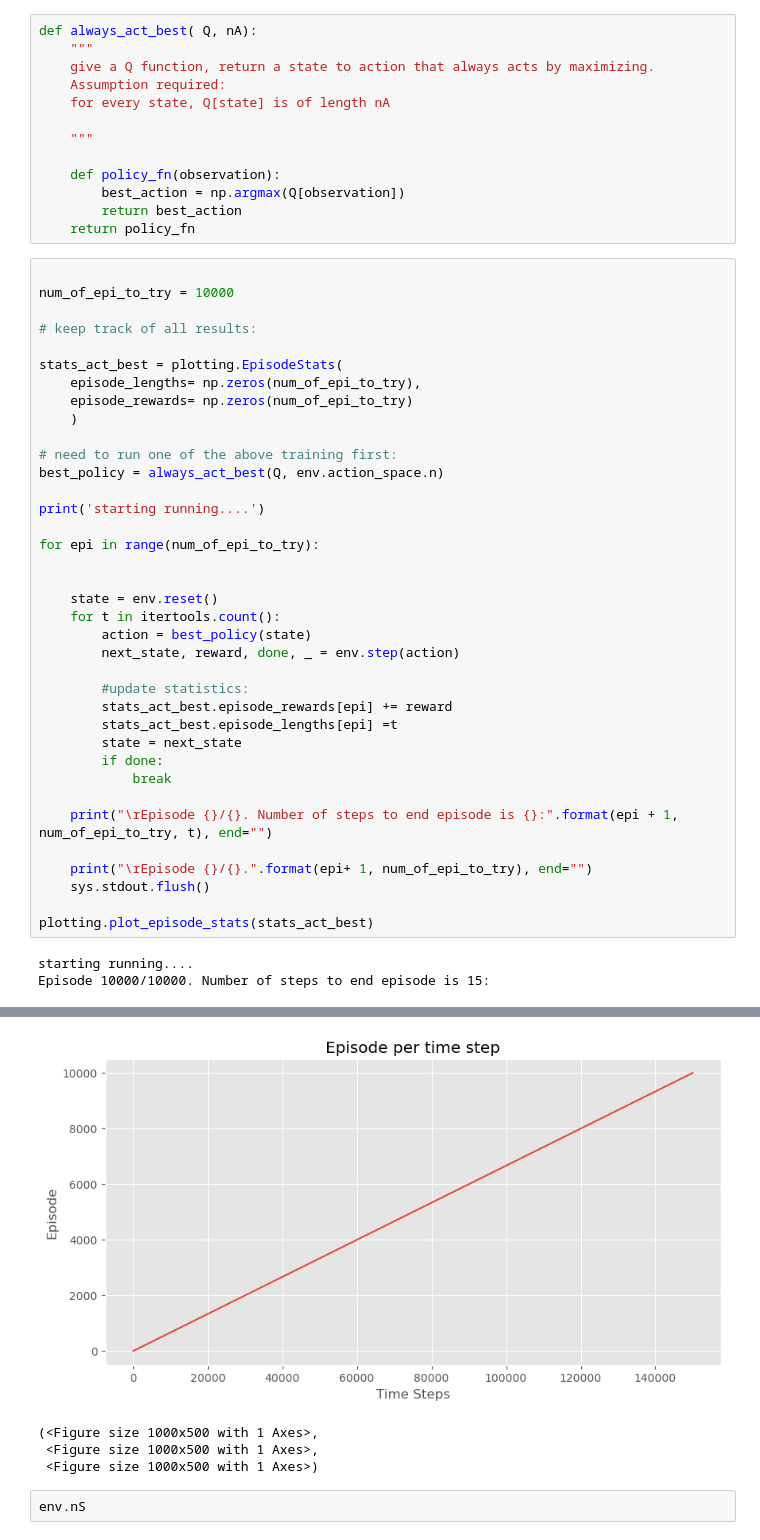
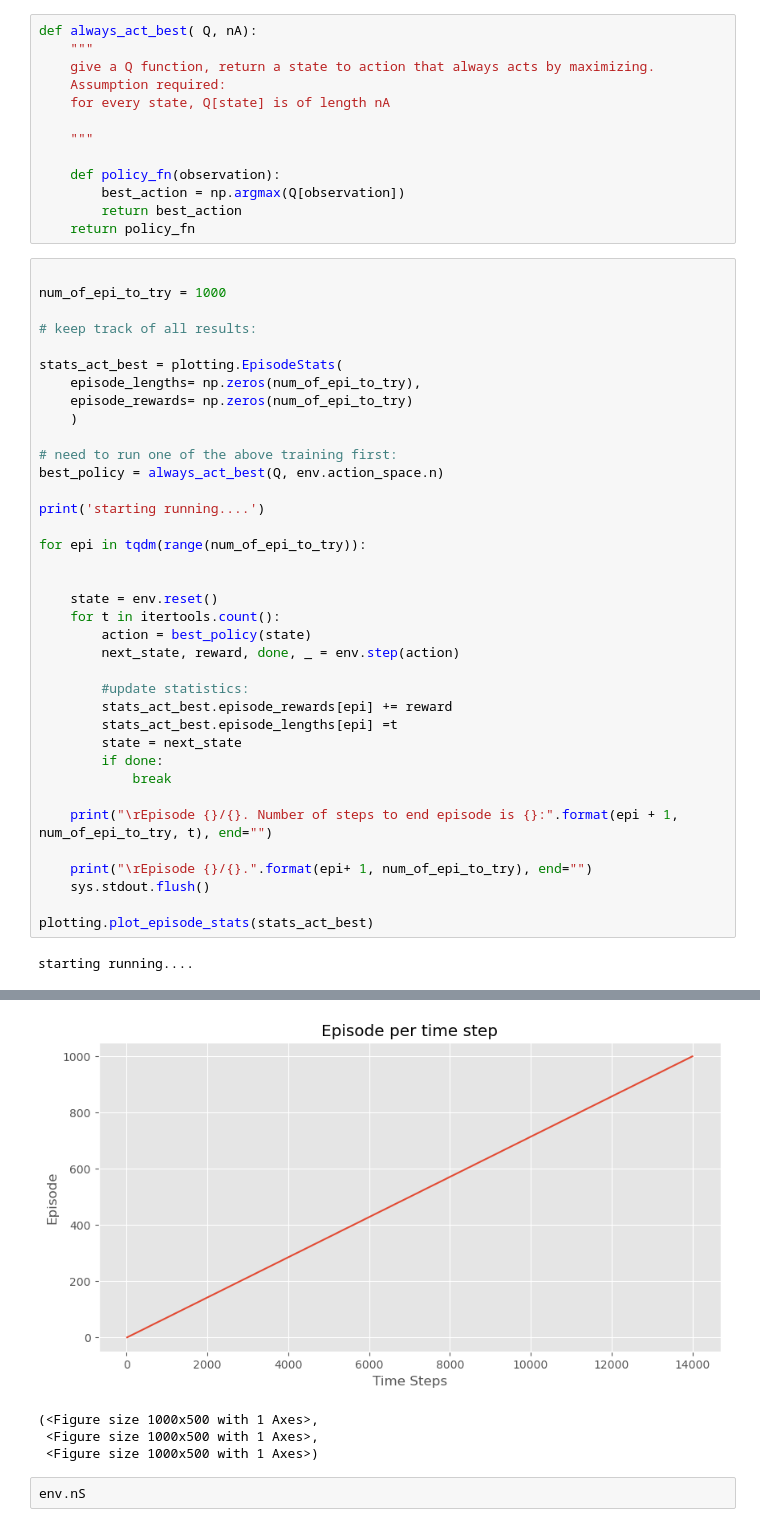
Before and after one commit to DorDorHome/reinforcement-learning, a Jupyter notebook: TD/SARSA.ipynb, the cells around one changed output, grey strips where cells are left out. Drawn from its saved outputs; the diff is of its cells as text.

```diff
--- a/TD/SARSA.ipynb
+++ b/TD/SARSA.ipynb
@@ -174,7 +180,7 @@ def always_act_best( Q, nA):
     return policy_fn
 # %%
 
-num_of_epi_to_try = 10000
+num_of_epi_to_try = 1000
 
 # keep track of all results:
 
@@ -188,7 +194,7 @@ best_policy = always_act_best(Q, env.action_space.n)
 
 print('starting running....')
 
-for epi in range(num_of_epi_to_try):
+for epi in tqdm(range(num_of_epi_to_try)):
 
 
     state = env.reset()
@@ -211,4 +217,3 @@ for epi in range(num_of_epi_to_try):
 plotting.plot_episode_stats(stats_act_best)
 # %% [output]
 starting running....
-Episode 10000/10000. Number of steps to end episode is 15:
@@ -217,7 +223,7 @@ Episode 10000/10000. Number of steps to end episode is 15:
-[figure, old version]
+[figure, new version]
-(<Figure size 1000x500 with 1 Axes>,
- <Figure size 1000x500 with 1 Axes>,
- <Figure size 1000x500 with 1 Axes>)
+(<Figure size 1000x500 with 1 Axes>,
+ <Figure size 1000x500 with 1 Axes>,
+ <Figure size 1000x500 with 1 Axes>)
 # %%
 env.nS
 # %% [output]
```
Also changed, not shown: parts of 9 cells of this notebook.
